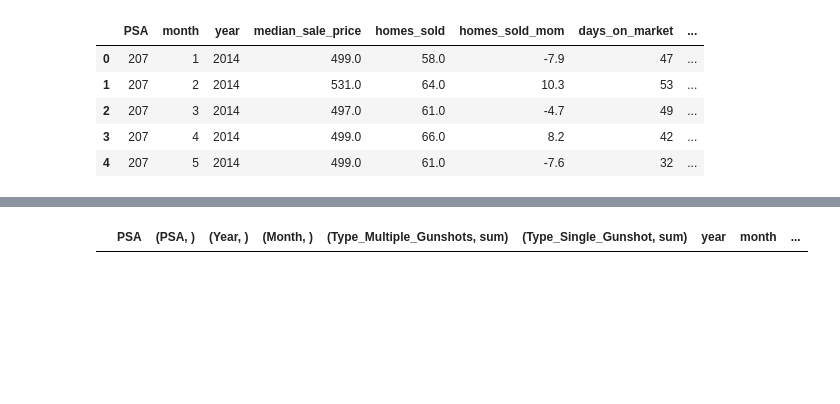
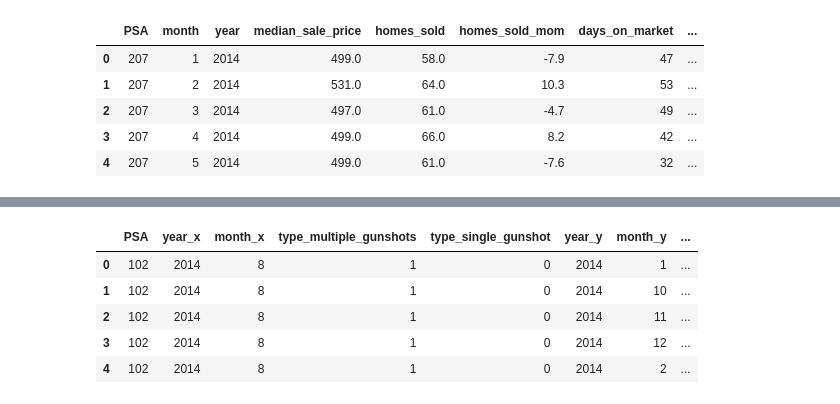
Before and after one commit to haoapple/The_Lab_DC_client_project, a Jupyter notebook: 03.Feature Engineering.ipynb, the cells around one changed output, grey strips where cells are left out. Drawn from its saved outputs; the diff is of its cells as text; code cells hidden in the pictures; blank space fills up the shorter version.

```diff
--- a/03.Feature Engineering.ipynb
+++ b/03.Feature Engineering.ipynb
@@ -96,9 +98,10 @@ shots_psa.head()
 # %%
 def date_separate(df):
     df = df.copy()
-    df['Year'] = pd.DatetimeIndex(df['Date']).year
-    df['Month'] = pd.DatetimeIndex(df['Date']).month
-    df['Day'] = pd.DatetimeIndex(df['Date']).day
+#     df['Year'] = pd.DatetimeIndex(df['Date']).year
+#     df['Month'] = pd.DatetimeIndex(df['Date']).month
+#     df['Day'] = pd.DatetimeIndex(df['Date']).day
+    df['mnth_yr'] = df.Date.dt.to_period('M')
     df.drop(['Date'], axis=1, inplace=True)
     return df
 
@@ -117,4 +120,4 @@ shots_psa.head()
 # %%
-shots_psa = shots_psa.groupby(['PSA', 'Year', 'Month', 'Day'])['Type_Multiple_Gunshots', 'Type_Single_Gunshot'].agg(['sum'])
+shots_psa = shots_psa.groupby(['PSA', 'mnth_yr'])['Type_Multiple_Gunshots', 'Type_Single_Gunshot'].agg(['sum'])
 # %%
 # Create a line graph of PSA on each graph as PSA overtime.
@@ -141,5 +134,7 @@ shots_psa.head(15)
 # %%
 shots_psa = shots_psa.reset_index()
+# %%
+shots_psa.columns = shots_psa.columns.droplevel(level=1)
 # %%
 shots_psa.head()
 # %% [output]
@@ -187,0 +188,2 @@ homes.head()
+# %%
+homes.PSA = homes.PSA.astype(str)
@@ -188,5 +209,10 @@ homes.head()
 # %%
 # Merge Left so that we are only comparing the PSA
-pd.merge(shots_psa, homes, on='PSA').head()
+pd.merge(shots_psa, homes, how='inner', on=('PSA').head()
 # %% [output]
-|  | PSA | (PSA, ) | (Year, ) | (Month, ) | (Type_Multiple_Gunshots, sum) | (Type_Single_Gunshot, sum) | year | month | ... |
+|  | PSA | year_x | month_x | type_multiple_gunshots | type_single_gunshot | year_y | month_y | ... |
+| 0 | 102 | 2014 | 8 | 1 | 0 | 2014 | 1 | ... |
+| 1 | 102 | 2014 | 8 | 1 | 0 | 2014 | 10 | ... |
+| 2 | 102 | 2014 | 8 | 1 | 0 | 2014 | 11 | ... |
+| 3 | 102 | 2014 | 8 | 1 | 0 | 2014 | 12 | ... |
+| 4 | 102 | 2014 | 8 | 1 | 0 | 2014 | 2 | ... |
```
Also changed, not shown: parts of 12 cells of this notebook, 2 other files.
